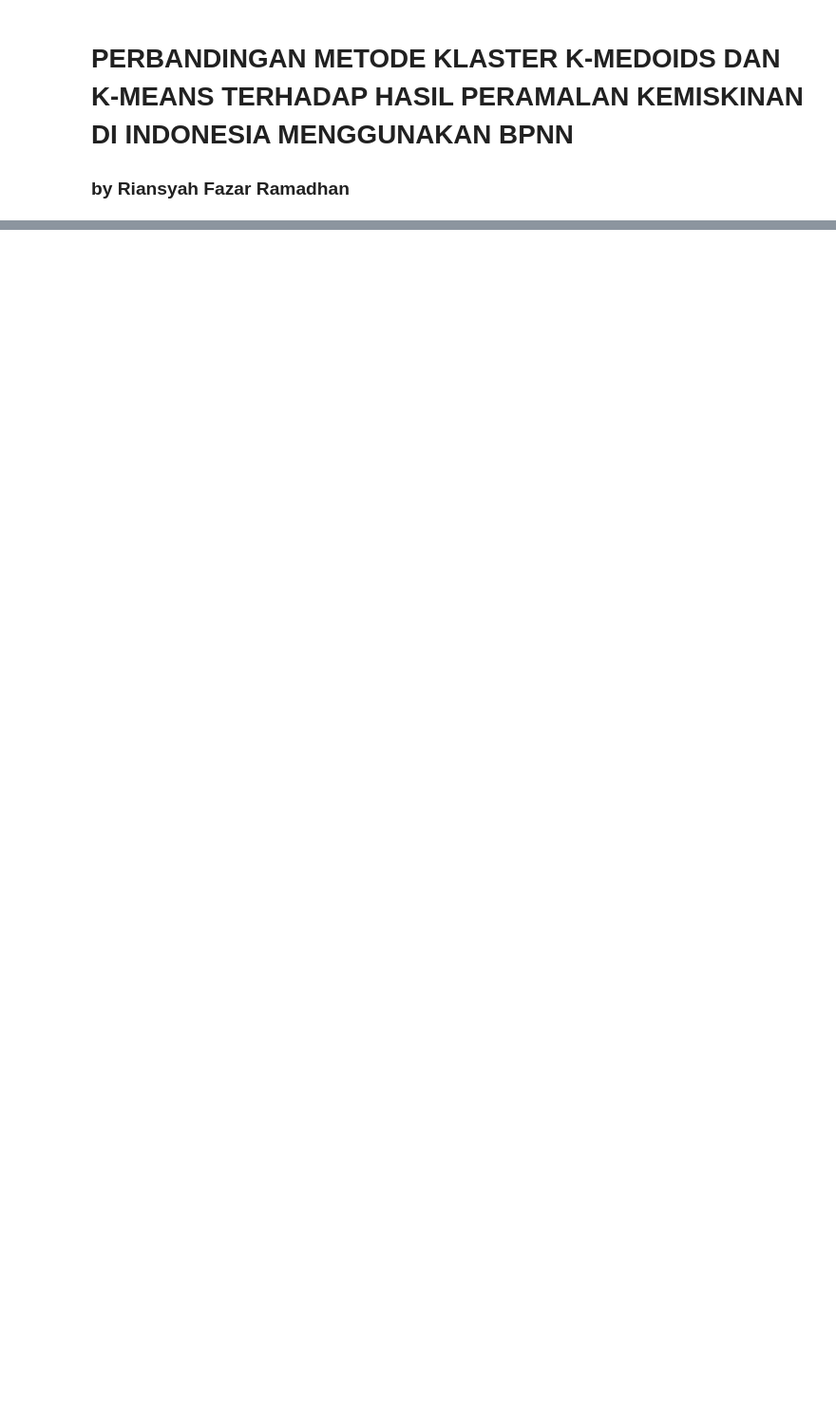
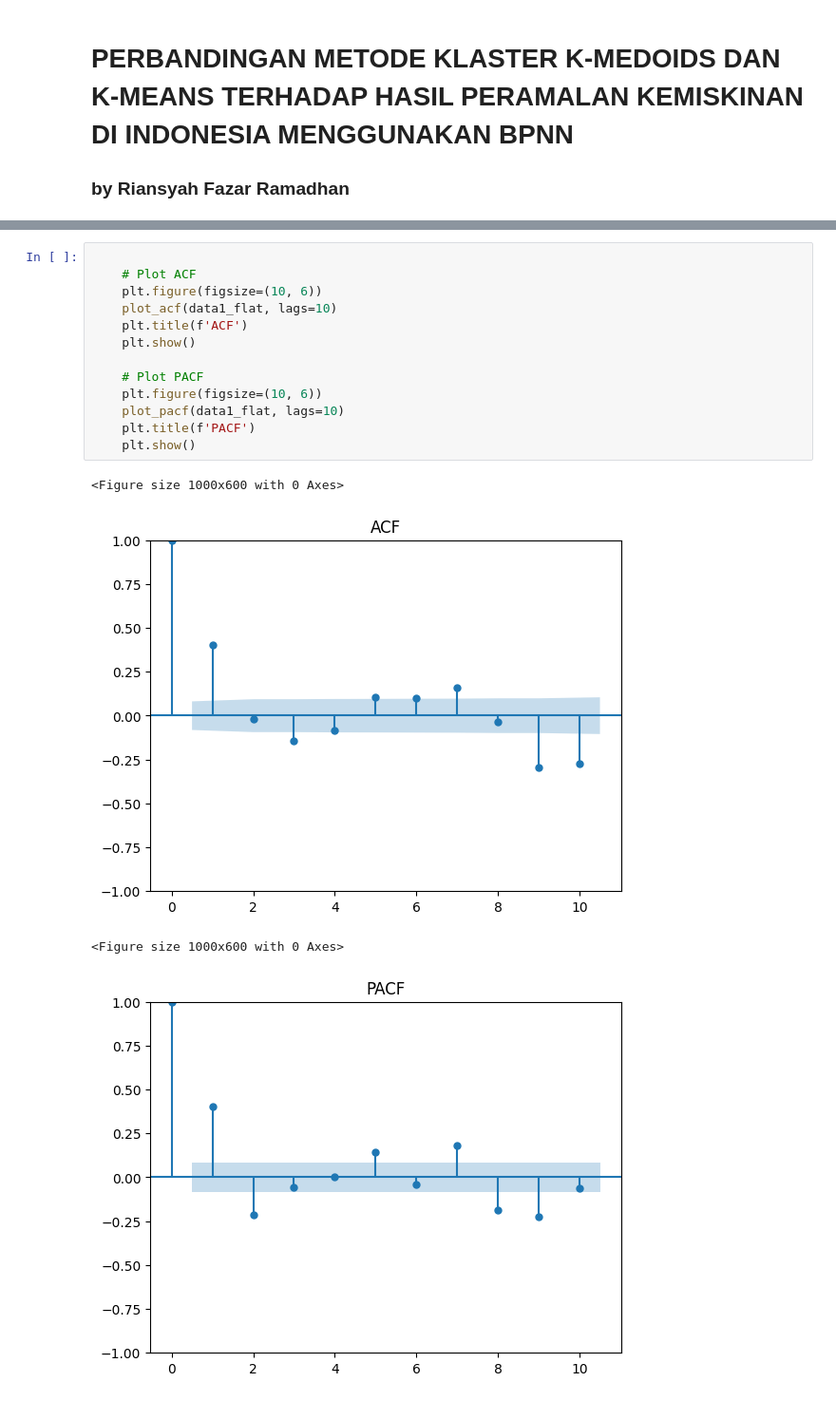
Before and after one commit to SherlockJr13/sherlock-final-project, a Jupyter notebook: bpnn.ipynb, the cells around one changed output, grey strips where cells are left out. Shown: that part at 95% size. Drawn from its saved outputs; the diff is of its cells as text; blank space fills up the shorter version.

Commit message:
Update on data preprocessing, normalization, linearity test, and stationarity test. Establishing early BPNN model architecture.

```diff
--- a/bpnn.ipynb
+++ b/bpnn.ipynb
@@ -43,0 +99,18 @@ x_sets = np.array(xdf)
+# %%
+
+    # Plot ACF
+    plt.figure(figsize=(10, 6))
+    plot_acf(data1_flat, lags=10)
+    plt.title(f'ACF')
+    plt.show()
+
+    # Plot PACF
+    plt.figure(figsize=(10, 6))
+    plot_pacf(data1_flat, lags=10)
+    plt.title(f'PACF')
+    plt.show()
+# %% [output]
+<Figure size 1000x600 with 0 Axes>
+[figure, added]
+<Figure size 1000x600 with 0 Axes>
+[figure, added]
```
Also changed, not shown: parts of 28 cells of this notebook.
